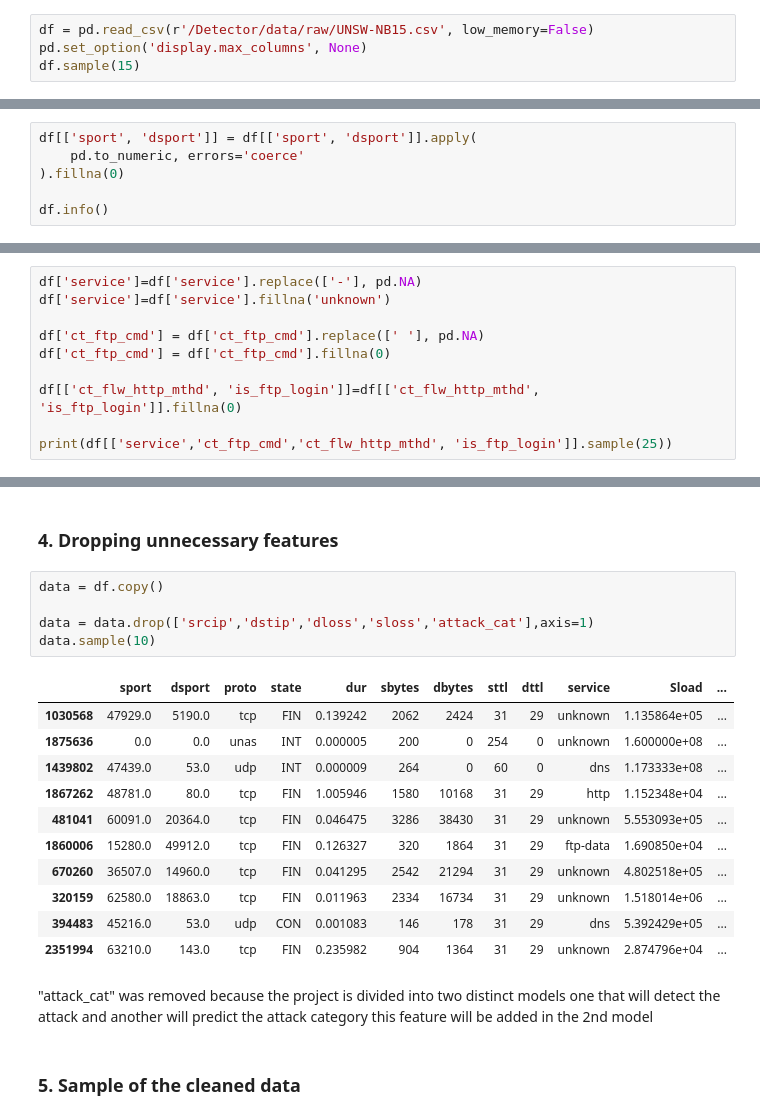
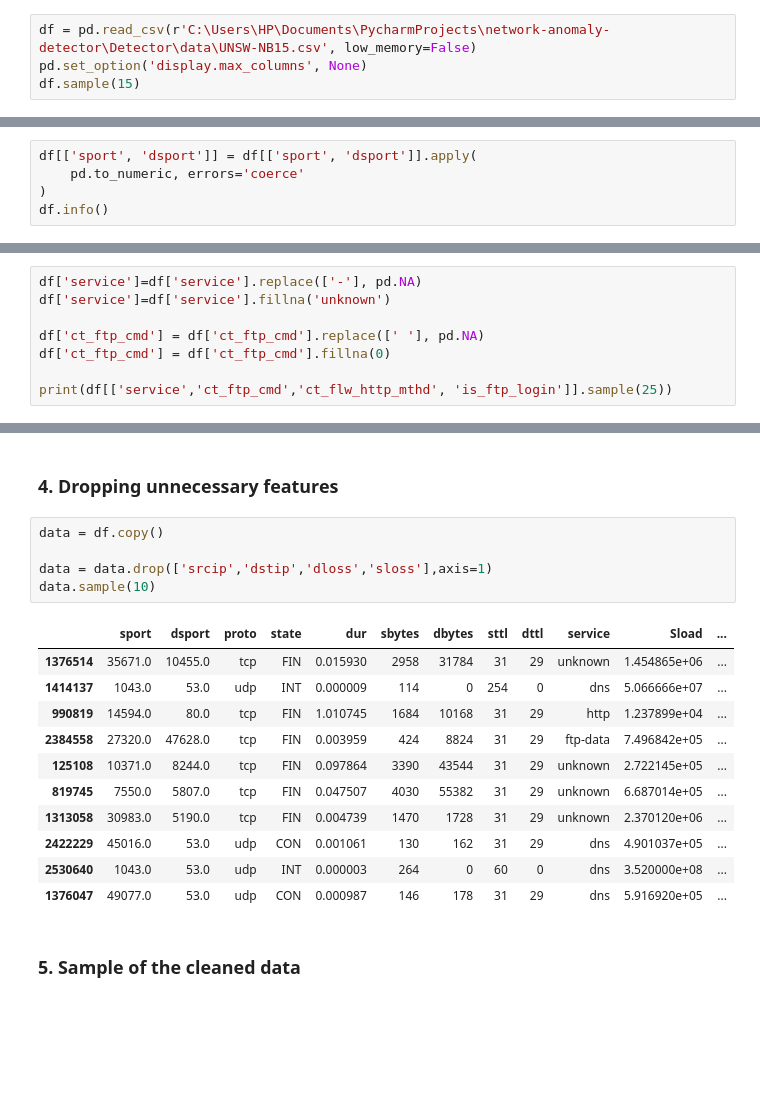
Before and after one commit to ShuvamLabs/network-anomaly-detector, a Jupyter notebook: Detector/notebooks/02-data-cleaning.ipynb, the cells around one changed output, grey strips where cells are left out. Saved outputs shown, nothing was run; the diff lists cells and outputs as text; blank space fills up the shorter version.

```diff
--- a/Detector/notebooks/02-data-cleaning.ipynb
+++ b/Detector/notebooks/02-data-cleaning.ipynb
@@ -7,7 +7,7 @@ import pandas as pd
 # %% [markdown]
 ### 2. Load the dataset
 # %%
-df = pd.read_csv(r'/Detector/data/raw/UNSW-NB15.csv', low_memory=False)
+df = pd.read_csv(r'C:\Users\HP\Documents\PycharmProjects\network-anomaly-detector\Detector\data\UNSW-NB15.csv', low_memory=False)
 pd.set_option('display.max_columns', None)
 df.sample(15)
 # %% [output]
@@ -32,8 +32,7 @@ df.sample(15)
 # %%
 df[['sport', 'dsport']] = df[['sport', 'dsport']].apply(
     pd.to_numeric, errors='coerce'
-).fillna(0)
-
+)
 df.info()
 # %% [output]
 <class 'pandas.DataFrame'>
@@ -85,8 +95,6 @@ df['service']=df['service'].fillna('unknown')
 df['ct_ftp_cmd'] = df['ct_ftp_cmd'].replace([' '], pd.NA)
 df['ct_ftp_cmd'] = df['ct_ftp_cmd'].fillna(0)
 
-df[['ct_flw_http_mthd', 'is_ftp_login']]=df[['ct_flw_http_mthd', 'is_ftp_login']].fillna(0)
-
 print(df[['service','ct_ftp_cmd','ct_flw_http_mthd', 'is_ftp_login']].sample(25))
 # %% [output]
           service ct_ftp_cmd  ct_flw_http_mthd  is_ftp_login
@@ -111,22 +119,20 @@ print(df[['service','ct_ftp_cmd','ct_flw_http_mthd', 'is_ftp_login']].sample(25)
 # %%
 data = df.copy()
 
-data = data.drop(['srcip','dstip','dloss','sloss','attack_cat'],axis=1)
+data = data.drop(['srcip','dstip','dloss','sloss'],axis=1)
 data.sample(10)
 # %% [output]
 |  | sport | dsport | proto | state | dur | sbytes | dbytes | sttl | dttl | service | Sload | ... |
-| 1030568 | 47929.0 | 5190.0 | tcp | FIN | 0.139242 | 2062 | 2424 | 31 | 29 | unknown | 1.135864e+05 | ... |
-| 1875636 | 0.0 | 0.0 | unas | INT | 0.000005 | 200 | 0 | 254 | 0 | unknown | 1.600000e+08 | ... |
-| 1439802 | 47439.0 | 53.0 | udp | INT | 0.000009 | 264 | 0 | 60 | 0 | dns | 1.173333e+08 | ... |
-| 1867262 | 48781.0 | 80.0 | tcp | FIN | 1.005946 | 1580 | 10168 | 31 | 29 | http | 1.152348e+04 | ... |
-| 481041 | 60091.0 | 20364.0 | tcp | FIN | 0.046475 | 3286 | 38430 | 31 | 29 | unknown | 5.553093e+05 | ... |
-| 1860006 | 15280.0 | 49912.0 | tcp | FIN | 0.126327 | 320 | 1864 | 31 | 29 | ftp-data | 1.690850e+04 | ... |
-| 670260 | 36507.0 | 14960.0 | tcp | FIN | 0.041295 | 2542 | 21294 | 31 | 29 | unknown | 4.802518e+05 | ... |
-| 320159 | 62580.0 | 18863.0 | tcp | FIN | 0.011963 | 2334 | 16734 | 31 | 29 | unknown | 1.518014e+06 | ... |
-| 394483 | 45216.0 | 53.0 | udp | CON | 0.001083 | 146 | 178 | 31 | 29 | dns | 5.392429e+05 | ... |
-| 2351994 | 63210.0 | 143.0 | tcp | FIN | 0.235982 | 904 | 1364 | 31 | 29 | unknown | 2.874796e+04 | ... |
+| 1376514 | 35671.0 | 10455.0 | tcp | FIN | 0.015930 | 2958 | 31784 | 31 | 29 | unknown | 1.454865e+06 | ... |
+| 1414137 | 1043.0 | 53.0 | udp | INT | 0.000009 | 114 | 0 | 254 | 0 | dns | 5.066666e+07 | ... |
+| 990819 | 14594.0 | 80.0 | tcp | FIN | 1.010745 | 1684 | 10168 | 31 | 29 | http | 1.237899e+04 | ... |
+| 2384558 | 27320.0 | 47628.0 | tcp | FIN | 0.003959 | 424 | 8824 | 31 | 29 | ftp-data | 7.496842e+05 | ... |
+| 125108 | 10371.0 | 8244.0 | tcp | FIN | 0.097864 | 3390 | 43544 | 31 | 29 | unknown | 2.722145e+05 | ... |
+| 819745 | 7550.0 | 5807.0 | tcp | FIN | 0.047507 | 4030 | 55382 | 31 | 29 | unknown | 6.687014e+05 | ... |
+| 1313058 | 30983.0 | 5190.0 | tcp | FIN | 0.004739 | 1470 | 1728 | 31 | 29 | unknown | 2.370120e+06 | ... |
+| 2422229 | 45016.0 | 53.0 | udp | CON | 0.001061 | 130 | 162 | 31 | 29 | dns | 4.901037e+05 | ... |
+| 2530640 | 1043.0 | 53.0 | udp | INT | 0.000003 | 264 | 0 | 60 | 0 | dns | 3.520000e+08 | ... |
+| 1376047 | 49077.0 | 53.0 | udp | CON | 0.000987 | 146 | 178 | 31 | 29 | dns | 5.916920e+05 | ... |
-# %% [markdown]
-"attack_cat" was removed because the project is divided into two distinct models one that will detect the attack and another will predict the attack category this feature will be added in the 2nd model
 # %% [markdown]
 ### 5. Sample of the cleaned data
 # %%
```
Also changed, not shown: parts of 11 cells of this notebook, 1 other file.
